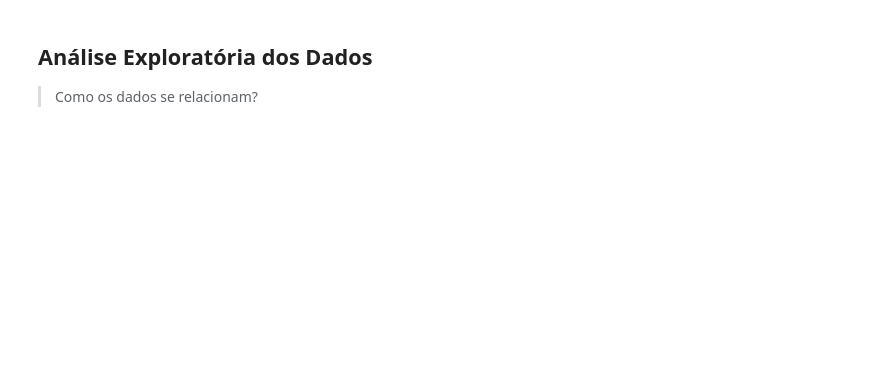
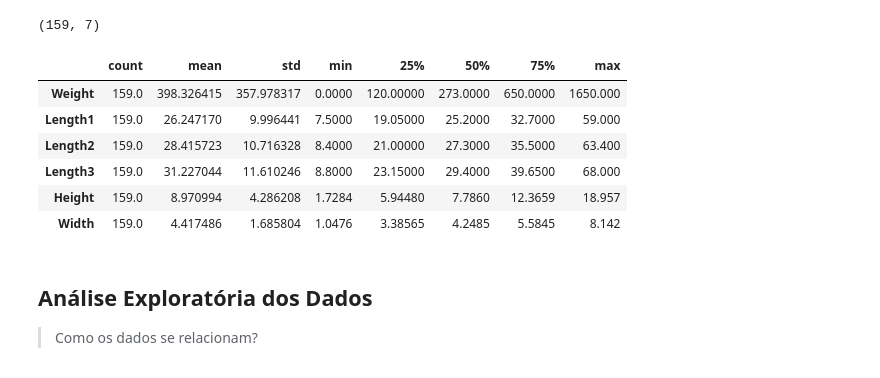
Before and after one commit to walisson-silva-ada/827-data-science, a Jupyter notebook: 02. Regressão Linear/2.2. Regressão Linear Múltipla.ipynb, the cells around one changed output. Saved outputs shown, nothing was run; the diff lists cells and outputs as text; code cells hidden in the pictures; blank space fills up the shorter version.

```diff
--- a/02. Regressão Linear/2.2. Regressão Linear Múltipla.ipynb
+++ b/02. Regressão Linear/2.2. Regressão Linear Múltipla.ipynb
@@ -22,0 +64,14 @@
+# %%
+df.shape
+# %% [output]
+(159, 7)
+# %%
+df.describe().T
+# %% [output]
+|  | count | mean | std | min | 25% | 50% | 75% | max |
+| Weight | 159.0 | 398.326415 | 357.978317 | 0.0000 | 120.00000 | 273.0000 | 650.0000 | 1650.000 |
+| Length1 | 159.0 | 26.247170 | 9.996441 | 7.5000 | 19.05000 | 25.2000 | 32.7000 | 59.000 |
+| Length2 | 159.0 | 28.415723 | 10.716328 | 8.4000 | 21.00000 | 27.3000 | 35.5000 | 63.400 |
+| Length3 | 159.0 | 31.227044 | 11.610246 | 8.8000 | 23.15000 | 29.4000 | 39.6500 | 68.000 |
+| Height | 159.0 | 8.970994 | 4.286208 | 1.7284 | 5.94480 | 7.7860 | 12.3659 | 18.957 |
+| Width | 159.0 | 4.417486 | 1.685804 | 1.0476 | 3.38565 | 4.2485 | 5.5845 | 8.142 |
```
Also changed, not shown: parts of 25 cells of this notebook.
